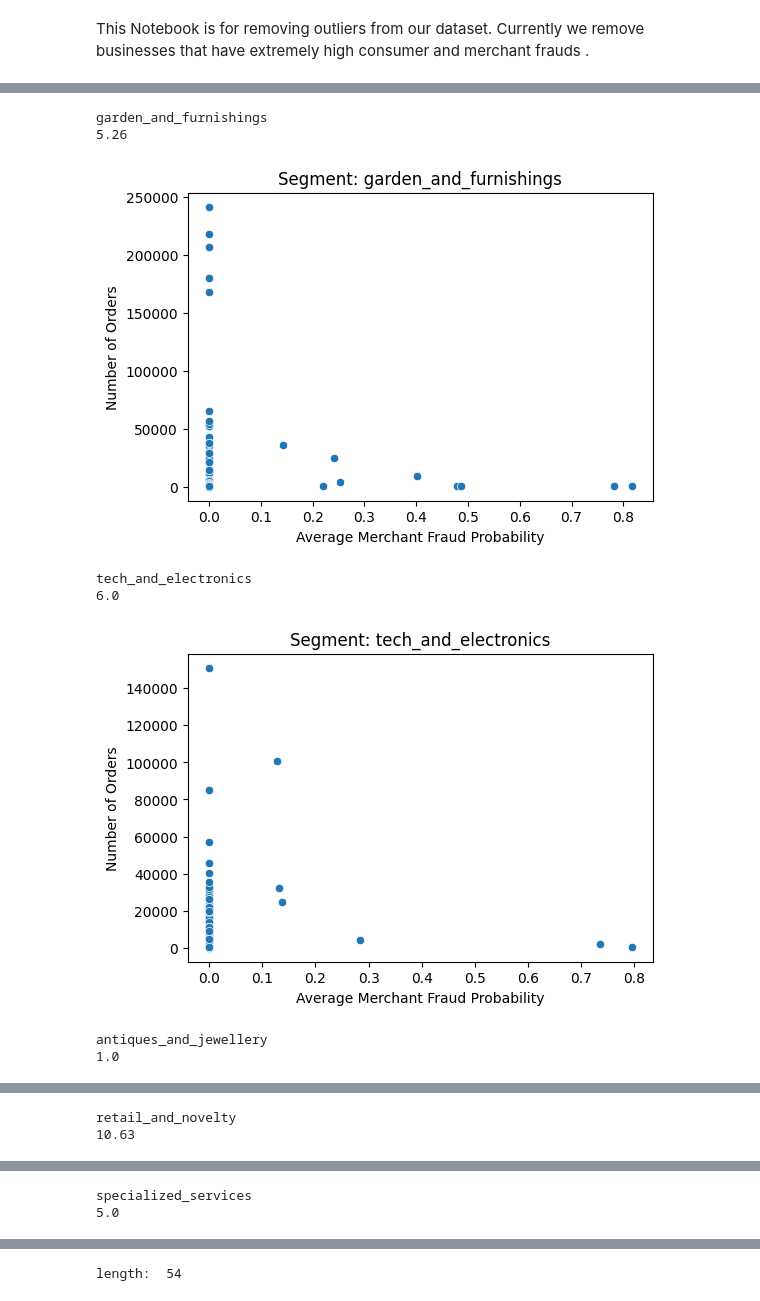
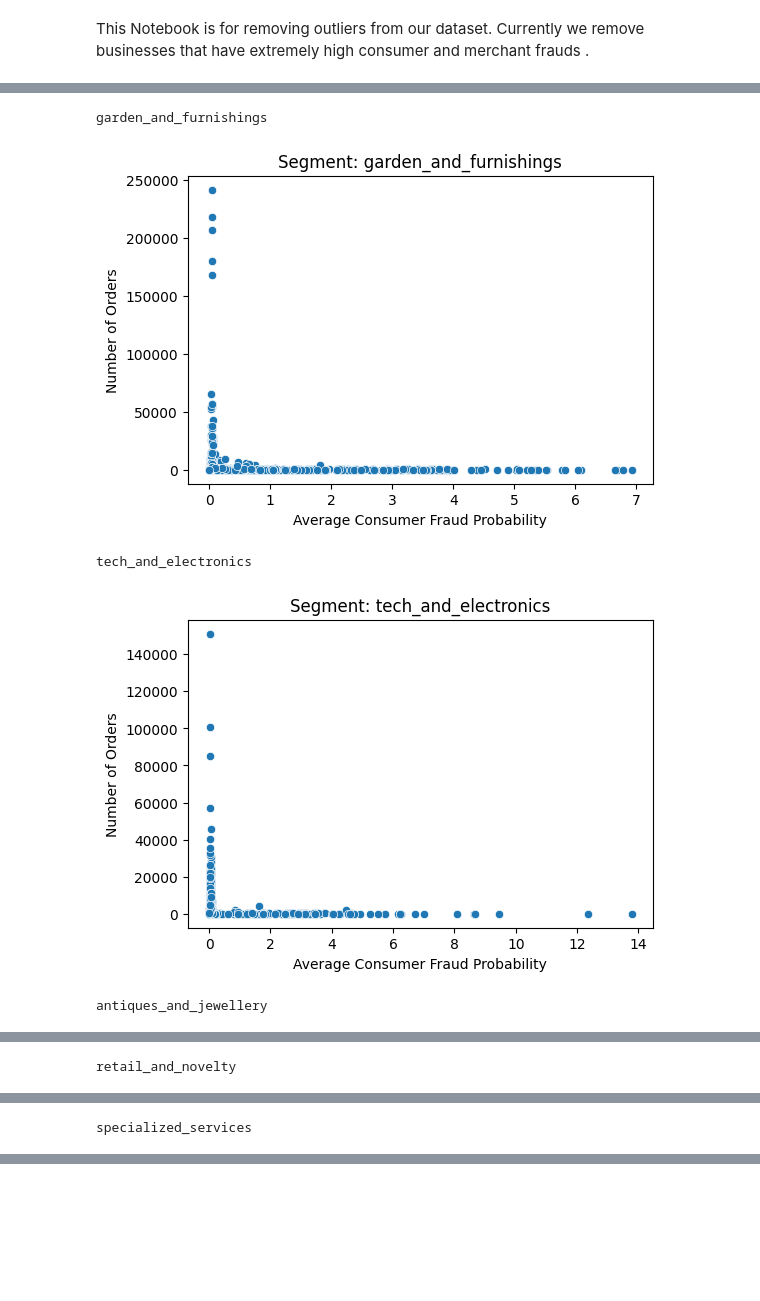
Before and after one commit to jameslafontaine/unimelb-mast30034-industry-project, a Jupyter notebook: notebooks/analysis/distribution_outlier/outlier_removal.ipynb, the cells around one changed output, grey strips where cells are left out. Cells and saved outputs as stored; diff of their text form; code cells hidden in the pictures; blank space fills up the shorter version.

```diff
--- a/notebooks/analysis/distribution_outlier/outlier_removal.ipynb
+++ b/notebooks/analysis/distribution_outlier/outlier_removal.ipynb
@@ -19,6 +27,7 @@ spark = SparkSession.builder \
 # %%
 path1 = "../../../data/insights/joined.parquet"
 df = spark.read.parquet(path1)
+df = df.withColumn('sales_volume', col('number_of_orders') * col('average_cost_of_order'))
 df.show(5)
 df.printSchema()
 print("length:",df.count())
@@ -44,43 +53,21 @@ length: 4026
 # %%
 import pandas as pd
 import seaborn as sns
 # Initialize an empty list to hold the outliers
-outliers_list = []
-
-# Define a function to calculate upper bound outliers
-def get_outliers(df, column_name):
-    lower_bound = df[column_name].quantile(0.01)
-    print(lower_bound)
-    return df[df[column_name] <= lower_bound]
 
 for segment in df_pandas['segment'].unique():
     # Filter the dataframe for each segment
     segment_df = df_pandas[df_pandas['segment'] == segment]
     print(segment)
-    # Get upper bound outliers for average_consumer_fraud_probability
-    consumer_fraud_outliers = get_outliers(segment_df, 'number_of_orders')
-
-    # Add them to the list
-    outliers_list.extend(consumer_fraud_outliers.to_dict(orient='records'))
-
-    # Plotting the scatter plot
     plt.figure(figsize=(6,4))
-    sns.scatterplot(x='average_merchant_fraud_probability', y='number_of_orders', data=segment_df)
+    sns.scatterplot(x='average_consumer_fraud_probability', y='number_of_orders', data=segment_df)
     plt.title(f'Segment: {segment}')
-    plt.xlabel('Average Merchant Fraud Probability')
+    plt.xlabel('Average Consumer Fraud Probability')
     plt.ylabel('Number of Orders')
     plt.show()
-
-# Create a DataFrame from the outliers_list
-outliers_df = pd.DataFrame(outliers_list)
-display(outliers_df)
-print("length: ",len(outliers_df))
 # %% [output]
 garden_and_furnishings
-5.26
-[figure, old version]
+[figure, new version]
 tech_and_electronics
-6.0
-[figure, old version]
+[figure, new version]
 antiques_and_jewellery
-1.0
@@ -88,2 +75 @@ antiques_and_jewellery
 retail_and_novelty
-10.63
@@ -91,2 +77 @@ retail_and_novelty
 specialized_services
-5.0
@@ -111 +78,0 @@ specialized_services
-length:  54
```
Also changed, not shown: parts of 13 cells of this notebook, 1 other file.
